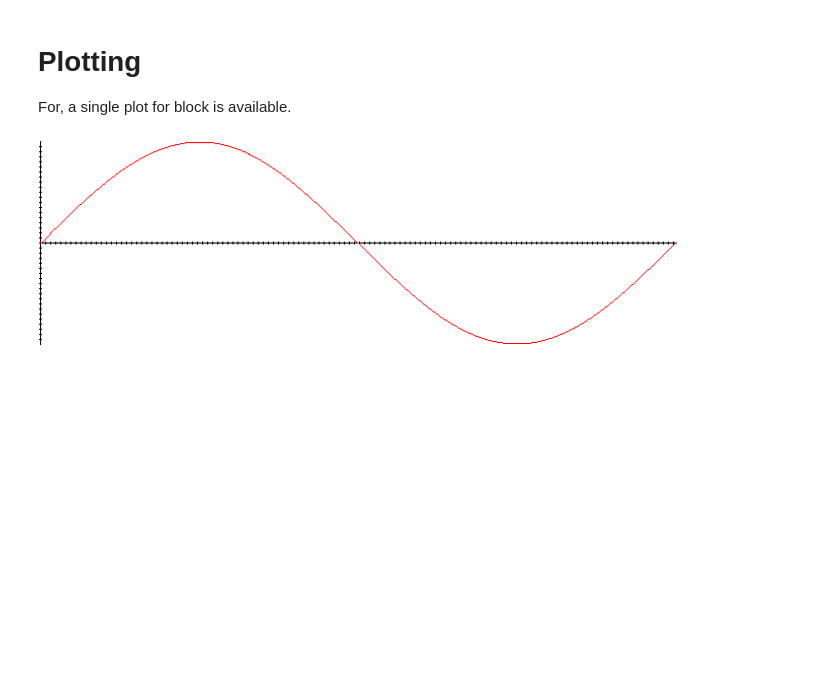
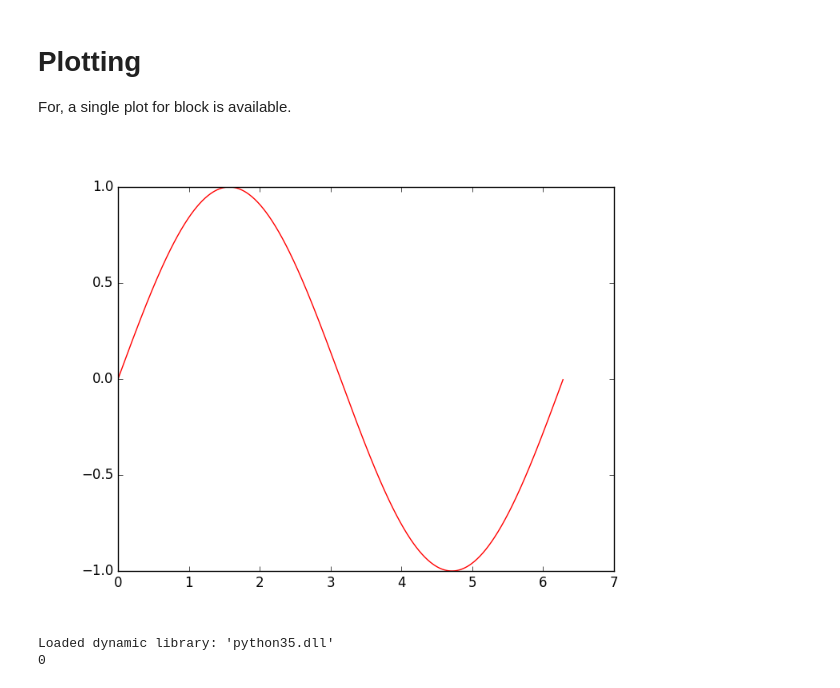
Before and after one commit to stisa/jupyternim, a Jupyter notebook: examples/example-notebook.ipynb, the cells around one changed output. Drawn from its saved outputs; the diff is of its cells as text; code cells hidden in the pictures; blank space fills up the shorter version.

```diff
--- a/examples/example-notebook.ipynb
+++ b/examples/example-notebook.ipynb
@@ -88,15 +88,36 @@ Plotting
 
 For, a single plot for block is available.
 # %%
-#>inlineplot 640 480
-import graph,math,sequtils
+#>inlineplot
+import math,sequtils
+
+iterator linsp*[T](fm,to,step:T):T =
+    if fm<to:
+      var res: T = T(fm)
+      while res<=to:
+        yield res
+        res+=step
+    elif fm>to:
+      var res: T = T(fm)
+      while res>=to:
+        yield res
+        res-=step
+    else:
+      yield fm
+
+
+proc linspace* [T](fm,to,step:T):seq[T] = toSeq(linsp(fm, to, step)) # Result and step should be same type, not all 4
+
 
 proc sin (x:openarray[float]):seq[float] =
   result = map(x) do (x:float)->float :
     sin(x)
 
 let xx = linspace(0.0,2*Pi,0.01)
 
-plot(xx,sin(xx))
+show:
+    plot(xx,sin(xx))
 # %% [output]
-[figure, old version]
+[figure, new version]
+Loaded dynamic library: 'python35.dll'
+0
```
Also changed, not shown: parts of 1 cell of this notebook.
